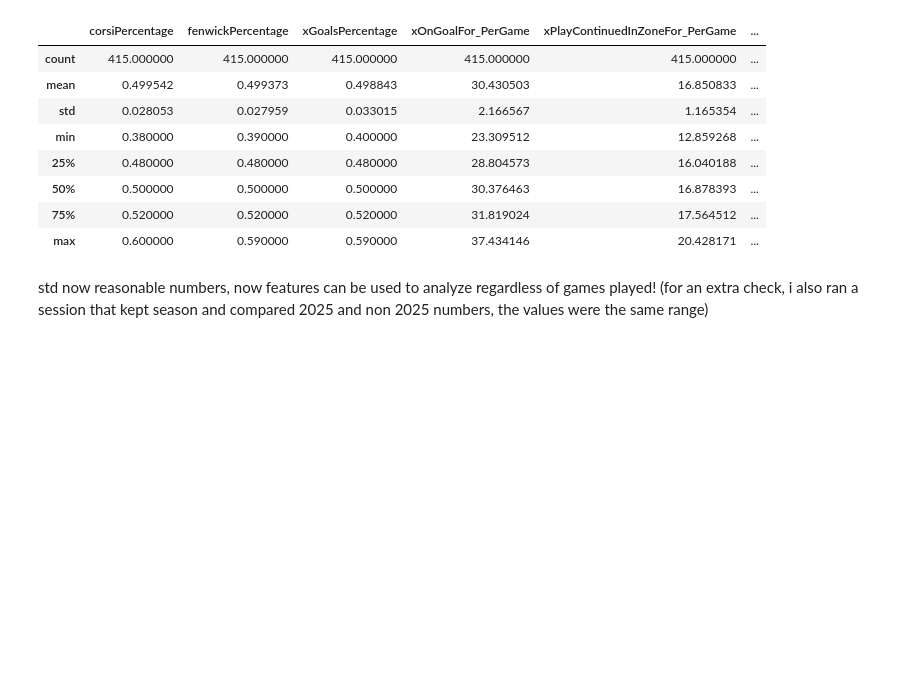
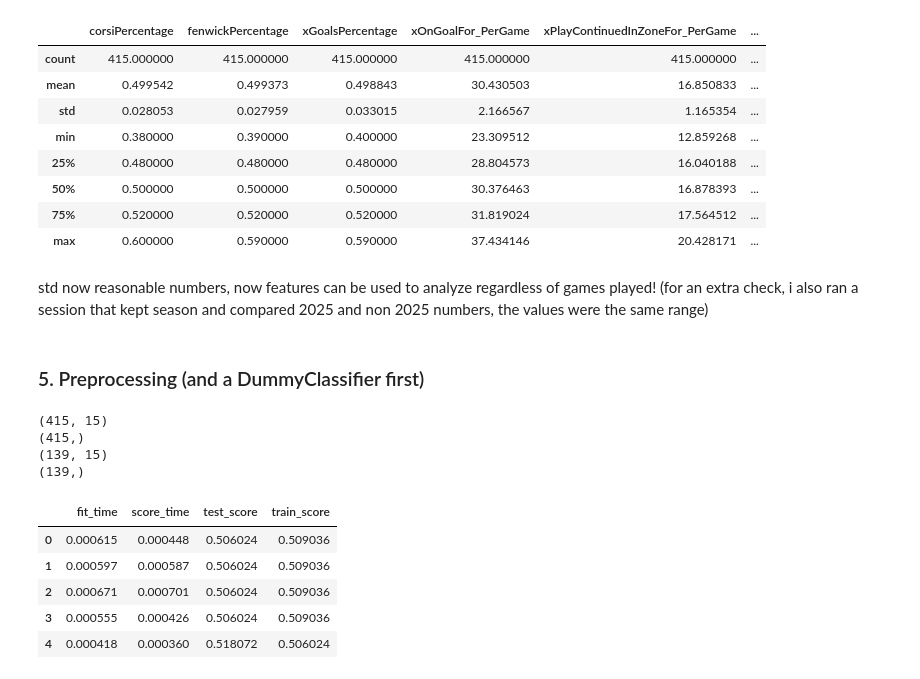
Before and after one commit to ricd99/nhl-test-2, a Jupyter notebook: model_0.1.1.ipynb, the cells around one changed output. Drawn from its saved outputs; the diff is of its cells as text; code cells hidden in the pictures; blank space fills up the shorter version.

```diff
--- a/model_0.1.1.ipynb
+++ b/model_0.1.1.ipynb
@@ -288,7 +287,8 @@ def engineer_features(df):
              "lowDangerGoalsFor_PerGame",
              "lowDangerShotsAgainst_PerGame",
              "lowDangerxGoalsAgainst_PerGame",
-             "lowDangerGoalsAgainst_PerGame",]]
+             "lowDangerGoalsAgainst_PerGame",
+             "playoff"]]
     return df
 # %%
 df_train = engineer_features(df_train)
@@ -314,3 +314,32 @@ df_train.describe()
 # %% [markdown]
 std now reasonable numbers, now features can be used to analyze regardless of games played!
 (for an extra check, i also ran a session that kept season and compared 2025 and non 2025 numbers, the values were the same range)
+# %% [markdown]
+### 5. Preprocessing (and a DummyClassifier first)
+# %%
+X_train = df_train.drop(columns=["playoff"])
+y_train = df_train.loc[:, "playoff"]
+
+X_test = df_test.drop(columns=["playoff"])
+y_test = df_test.loc[:, "playoff"]
+# %%
+print(X_train.shape)
+print(y_train.shape)
+print(X_test.shape)
+print(y_test.shape)
+# %% [output]
+(415, 15)
+(415,)
+(139, 15)
+(139,)
+# %%
+dummy = DummyClassifier()
+dummy_df = pd.DataFrame(cross_validate(dummy, X_train, y_train, return_train_score=True))
+dummy_df
+# %% [output]
+|  | fit_time | score_time | test_score | train_score |
+| 0 | 0.000615 | 0.000448 | 0.506024 | 0.509036 |
+| 1 | 0.000597 | 0.000587 | 0.506024 | 0.509036 |
+| 2 | 0.000671 | 0.000701 | 0.506024 | 0.509036 |
+| 3 | 0.000555 | 0.000426 | 0.506024 | 0.509036 |
+| 4 | 0.000418 | 0.000360 | 0.518072 | 0.506024 |
```
Also changed, not shown: parts of 7 cells of this notebook.
